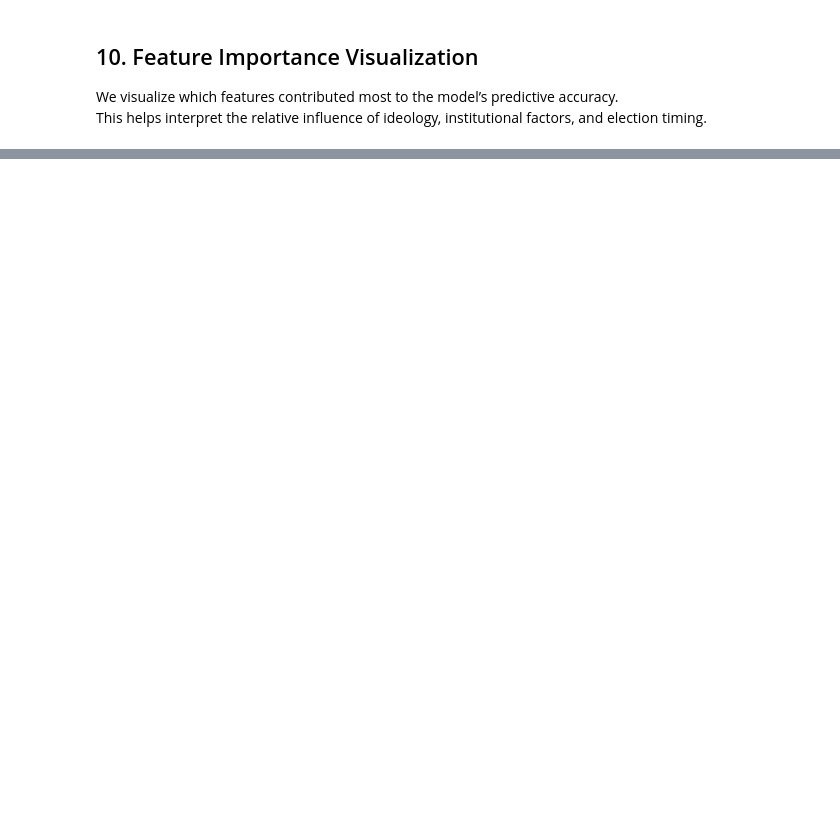
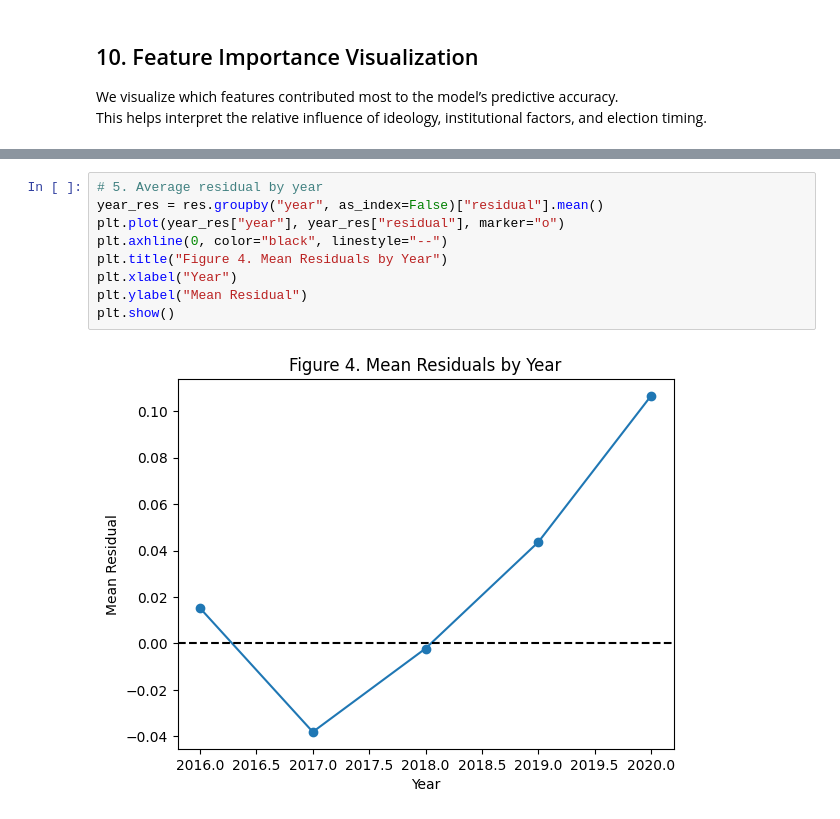
Before and after one commit to hieu-mtran/geopolitical-forecasting, a Jupyter notebook: notebook/dir_un_alignment.ipynb, the cells around one changed output, grey strips where cells are left out. Drawn from its saved outputs; the diff is of its cells as text; blank space fills up the shorter version.

```diff
--- a/notebook/dir_un_alignment.ipynb
+++ b/notebook/dir_un_alignment.ipynb
@@ -261,0 +306,11 @@ plt.show()
+# %%
+# 5. Average residual by year
+year_res = res.groupby("year", as_index=False)["residual"].mean()
+plt.plot(year_res["year"], year_res["residual"], marker="o")
+plt.axhline(0, color="black", linestyle="--")
+plt.title("Figure 4. Mean Residuals by Year")
+plt.xlabel("Year")
+plt.ylabel("Mean Residual")
+plt.show()
+# %% [output]
+[figure, added]
```
Also changed, not shown: parts of 15 cells of this notebook, 2 other files.
